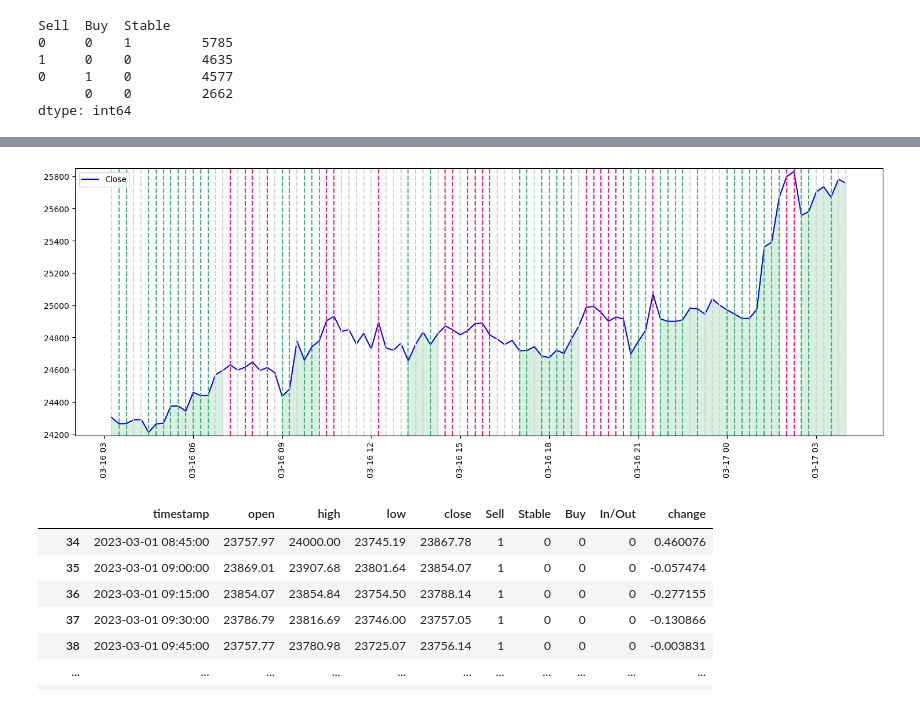
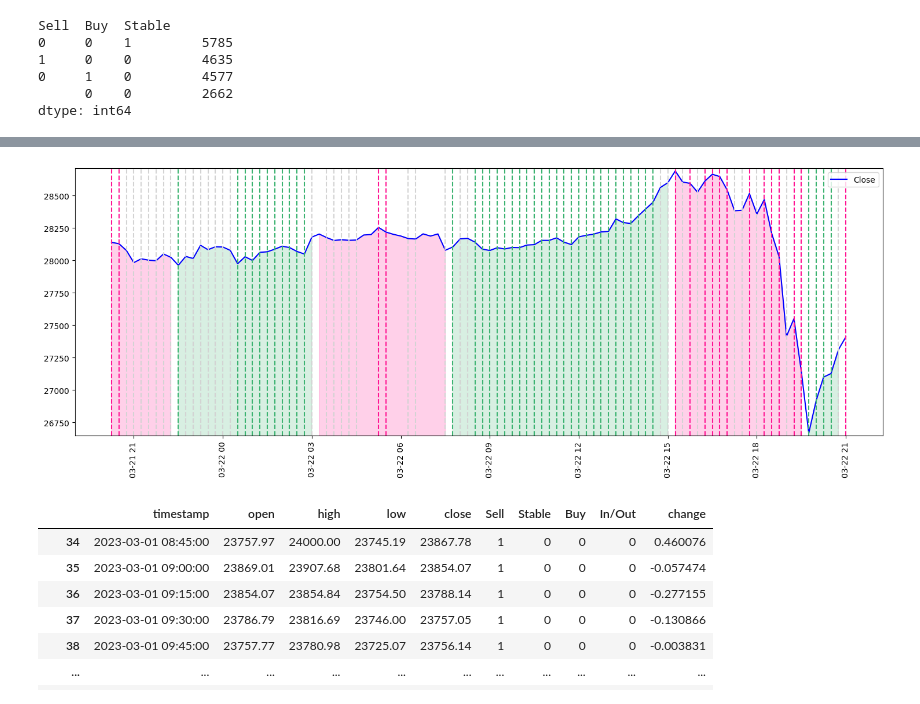
Before and after one commit to anilergan/AISMTB, a Jupyter notebook: binance_api_main.ipynb, the cells around one changed output, grey strips where cells are left out. Cells and saved outputs as stored; diff of their text form; code cells hidden in the pictures.

```diff
--- a/binance_api_main.ipynb
+++ b/binance_api_main.ipynb
@@ -437,3 +437,5 @@ Sell  Buy  Stable
 0     1    0         4577
       0    0         2662
 dtype: int64
+# %%
+df_v = df.iloc[2000:2100,:]
@@ -440,7 +458,6 @@ dtype: int64
 # %%
-df_v = df.iloc[1400:1500,:]
-
 import matplotlib.pyplot as plt
+import numpy as np
 
 # Şekil oluşturma
 plt.figure(figsize=(18, 6))
@@ -450,34 +467,37 @@ plt.xticks(rotation=90)
 
 # 'In/Out' sütunu 1 ise grafiğin arka planını mediumseagreen rengine boya ve alpha değerini (saydamlık) = 0.1 ver
 # Sütun 0 ise, arka planı deeppink rengine boya ve alpha değerini = 0.1 ver
 
 
 
 # Grafik çizimi
 plt.plot(df_v['timestamp'], df_v['close'], label='Close', color='blue')
 
 y_min = df_v['close'].min() - 20
 y_max = df_v['close'].max() + 20
 
 plt.ylim(y_min, y_max)
 
+
 background_in = df_v['In/Out'] == 1
+background_out = df_v['In/Out'] == 0
 
 plt.fill_between(df_v['timestamp'], df_v['close'], where=background_in, color='mediumseagreen', alpha=0.2)
+plt.fill_between(df_v['timestamp'], df_v['close'], where=background_out, color='deeppink', alpha=0.2)
 
 # Bear, Volatile ve Bull sütunlarını dikkate alarak renkleri ayarlayalım
 for i, row in df_v.iterrows():
     if row['Sell'] == 1:
         plt.axvline(x=row['timestamp'], color='deeppink', linestyle='--')
     if row['Stable'] == 1:
         plt.axvline(x=row['timestamp'], color='lightgray', linestyle='--')
     if row['Buy'] == 1:
         plt.axvline(x=row['timestamp'], color='mediumseagreen', linestyle='--')
 
 plt.legend()
 plt.show()
 # %% [output]
-[figure, old version]
+[figure, new version]
 # %%
 df[(df['In/Out'] == 0) & (df['Sell'] == 1)]
 # %% [output]
```
Also changed, not shown: parts of 5 cells of this notebook, 1 other file.
